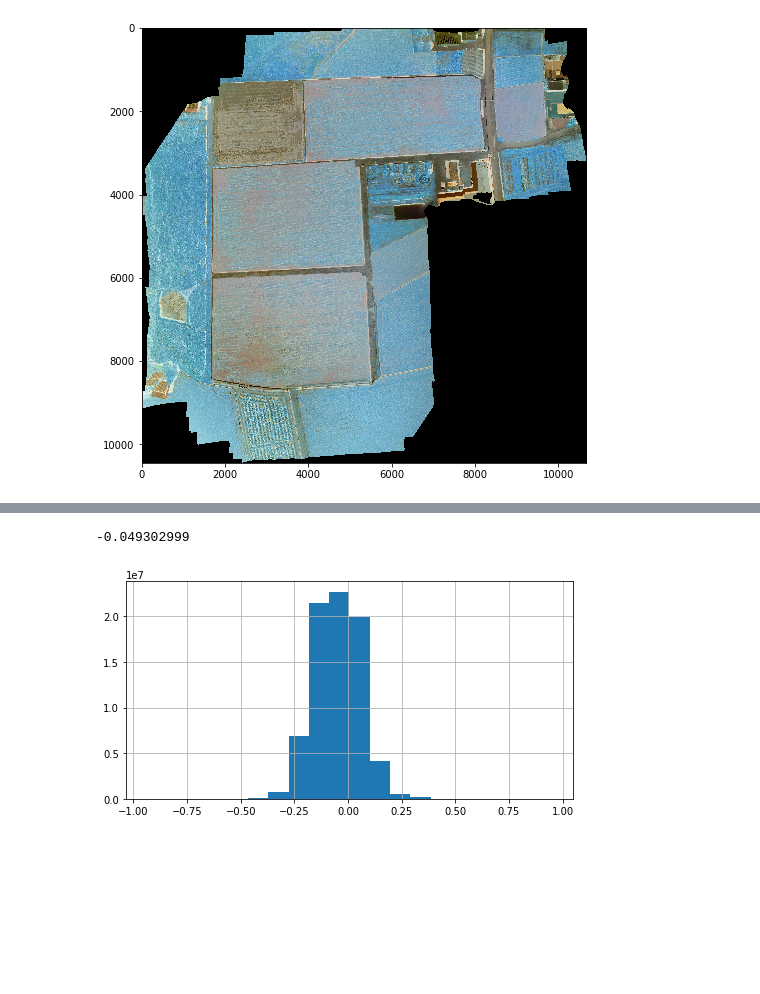
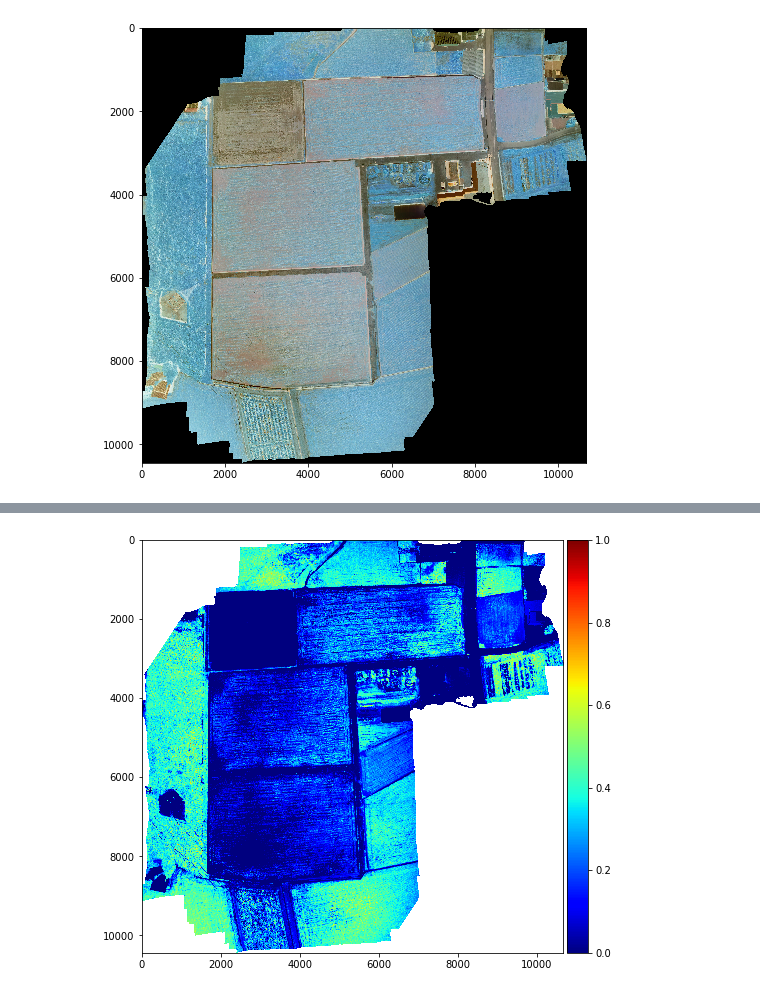
Before and after one commit to geo-quantz/image_analytics, a Jupyter notebook: notebook/Drone_NDVI_Calculation.ipynb, the cells around one changed output, grey strips where cells are left out. Saved outputs shown, nothing was run; the diff lists cells and outputs as text; code cells hidden in the pictures; blank space fills up the shorter version.

```diff
--- a/notebook/Drone_NDVI_Calculation.ipynb
+++ b/notebook/Drone_NDVI_Calculation.ipynb
@@ -33,8 +37,8 @@ plt.show()
 # %% [output]
 [figure]
 # %%
-nominator = new_array[:, :, 2] - new_array[:, :, 1]
-denominator = new_array[:, :, 2] + new_array[:, :, 1]
+nominator = new_array[:, :, 0] - new_array[:, :, 2]
+denominator = new_array[:, :, 0] + new_array[:, :, 2]
 
 ndvi = denominator.copy()
 index = denominator != 0
@@ -52,12 +48,13 @@ plt.show()
-# %%
-np.nanmean(ndvi)
-# %% [output]
--0.049302999
-# %%
-fig = plt.figure(figsize=(8, 4))
-plt.hist(ndvi[~np.isnan(ndvi)].flatten(), bins=20)
-
-plt.grid()
-plt.show()
-# %% [output]
-[figure, removed]
+# %%
+fig = plt.figure(figsize=(8, 8))
+
+ax = plt.gca()
+im = ax.imshow(ndvi, vmin=0, vmax=1, cmap=plt.cm.jet)
+
+divider = make_axes_locatable(ax)
+cax = divider.append_axes("right", size="5%", pad=0.05)
+
+plt.colorbar(im, cax=cax)
+plt.show()
+# %% [output]
+[figure, added]
```
Also changed, not shown: parts of 4 cells of this notebook.
